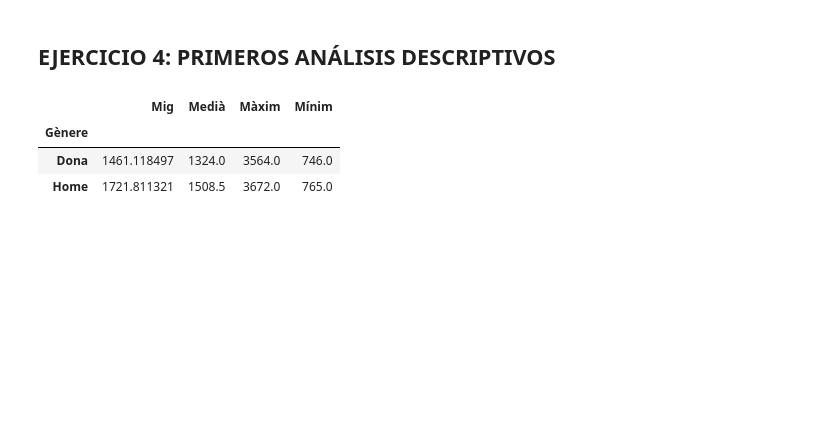
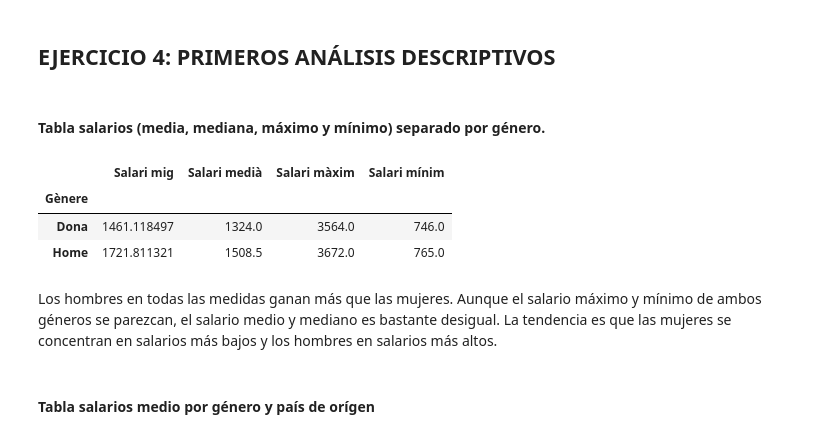
Before and after one commit to noelcarrionmatias/IT_Data, a Jupyter notebook: Especializacion/8_Sprint/ejercicios_s8.ipynb, the cells around one changed output. Cells and saved outputs as stored; diff of their text form; code cells hidden in the pictures; blank space fills up the shorter version.

```diff
--- a/Especializacion/8_Sprint/ejercicios_s8.ipynb
+++ b/Especializacion/8_Sprint/ejercicios_s8.ipynb
@@ -1739,18 +1738,24 @@ memory usage: 64.7 KB
 # %% [markdown]
 ## EJERCICIO 4: PRIMEROS ANÁLISIS DESCRIPTIVOS
+# %% [markdown]
+#### Tabla salarios (media, mediana, máximo y mínimo) separado por género.
 # %%
 genere_salari = dataset_s8.pivot_table(values='Salari mensual €',
                        index='Gènere',
                        aggfunc=['mean','median','max','min'])
 # %%
 genere_salari.columns = genere_salari.columns.droplevel(1)
-genere_salari = genere_salari.rename(columns={'mean':'Mig',
-                              'median':'Medià',
-                              'max':'Màxim',
-                              'min':'Mínim'})
+genere_salari = genere_salari.rename(columns={'mean':'Salari mig',
+                              'median':'Salari medià',
+                              'max':'Salari màxim',
+                              'min':'Salari mínim'})
 genere_salari
 # %% [output]
-|  | Mig | Medià | Màxim | Mínim |
+|  | Salari mig | Salari medià | Salari màxim | Salari mínim |
 | Gènere |  |  |  |  |
 | Dona | 1461.118497 | 1324.0 | 3564.0 | 746.0 |
 | Home | 1721.811321 | 1508.5 | 3672.0 | 765.0 |
+# %% [markdown]
+Los hombres en todas las medidas ganan más que las mujeres. Aunque el salario máximo y mínimo de ambos géneros se parezcan, el salario medio y mediano es bastante desigual. La tendencia es que las mujeres se concentran en salarios más bajos y los hombres en salarios más altos.
+# %% [markdown]
+#### Tabla salarios medio por género y país de orígen
```
Also changed, not shown: parts of 52 cells of this notebook.
